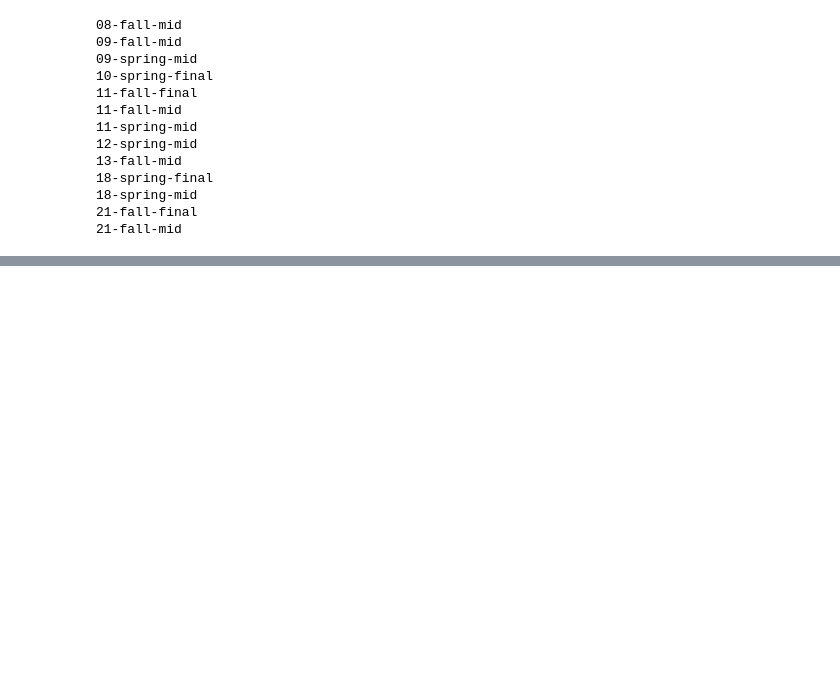
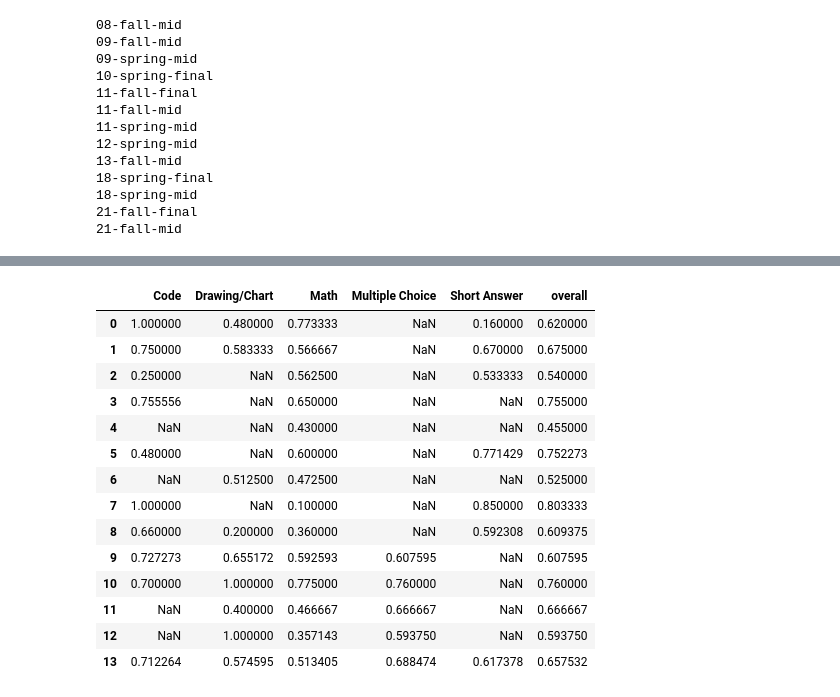
Before and after one commit to kevins4202/Madison_OS-LLM_Analysis, a Jupyter notebook: stats.ipynb, the cells around one changed output, grey strips where cells are left out. Drawn from its saved outputs; the diff is of its cells as text; code cells hidden in the pictures; blank space fills up the shorter version.

```diff
--- a/stats.ipynb
+++ b/stats.ipynb
@@ -282,3 +322,21 @@ bard_df
+# %%
+gpt4_df
+# %% [output]
+|  | Code | Drawing/Chart | Math | Multiple Choice | Short Answer | overall |
+| 0 | 1.000000 | 0.480000 | 0.773333 | NaN | 0.160000 | 0.620000 |
+| 1 | 0.750000 | 0.583333 | 0.566667 | NaN | 0.670000 | 0.675000 |
+| 2 | 0.250000 | NaN | 0.562500 | NaN | 0.533333 | 0.540000 |
+| 3 | 0.755556 | NaN | 0.650000 | NaN | NaN | 0.755000 |
+| 4 | NaN | NaN | 0.430000 | NaN | NaN | 0.455000 |
+| 5 | 0.480000 | NaN | 0.600000 | NaN | 0.771429 | 0.752273 |
+| 6 | NaN | 0.512500 | 0.472500 | NaN | NaN | 0.525000 |
+| 7 | 1.000000 | NaN | 0.100000 | NaN | 0.850000 | 0.803333 |
+| 8 | 0.660000 | 0.200000 | 0.360000 | NaN | 0.592308 | 0.609375 |
+| 9 | 0.727273 | 0.655172 | 0.592593 | 0.607595 | NaN | 0.607595 |
+| 10 | 0.700000 | 1.000000 | 0.775000 | 0.760000 | NaN | 0.760000 |
+| 11 | NaN | 0.400000 | 0.466667 | 0.666667 | NaN | 0.666667 |
+| 12 | NaN | 1.000000 | 0.357143 | 0.593750 | NaN | 0.593750 |
+| 13 | 0.712264 | 0.574595 | 0.513405 | 0.688474 | 0.617378 | 0.657532 |
 # %%
 gpt35_df.to_csv('gpt35_scores.csv', index = False)
 bard_df.to_csv('bard_scores.csv', index = False)
```
Also changed, not shown: parts of 18 cells of this notebook, 33 other files.
